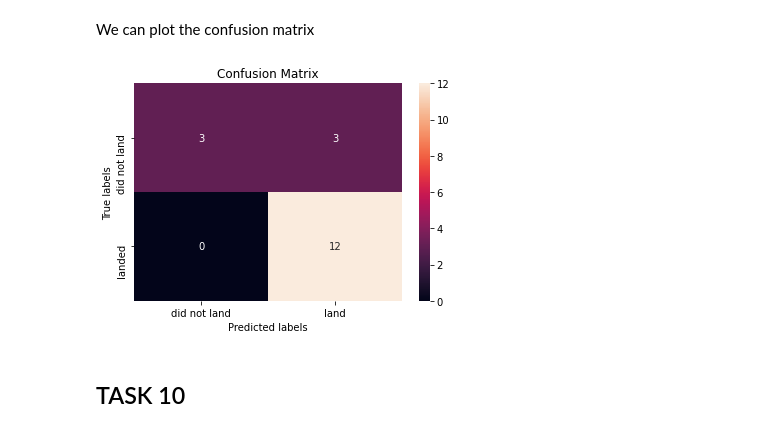
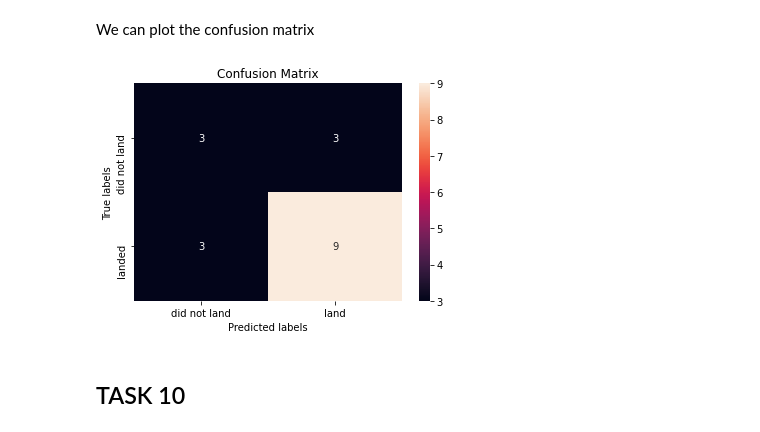
Before and after one commit to morriol/IBM-DS-Capstone, a Jupyter notebook: SpaceX_Machine Learning Prediction_Part_5.ipynb, the cells around one changed output. Saved outputs shown, nothing was run; the diff lists cells and outputs as text; code cells hidden in the pictures.

```diff
--- a/SpaceX_Machine Learning Prediction_Part_5.ipynb
+++ b/SpaceX_Machine Learning Prediction_Part_5.ipynb
@@ -274,10 +274,10 @@ Calculate the accuracy of tree_cv on the test data using the method <code>score<
 # %% [markdown]
 We can plot the confusion matrix
 # %%
-yhat = svm_cv.predict(X_test)
+yhat = tree_cv.predict(X_test)
 plot_confusion_matrix(Y_test,yhat)
 # %% [output]
-[figure, old version]
+[figure, new version]
 # %% [markdown]
 ## TASK  10
 # %% [markdown]
```
Also changed, not shown: parts of 2 cells of this notebook, 4 other files.
